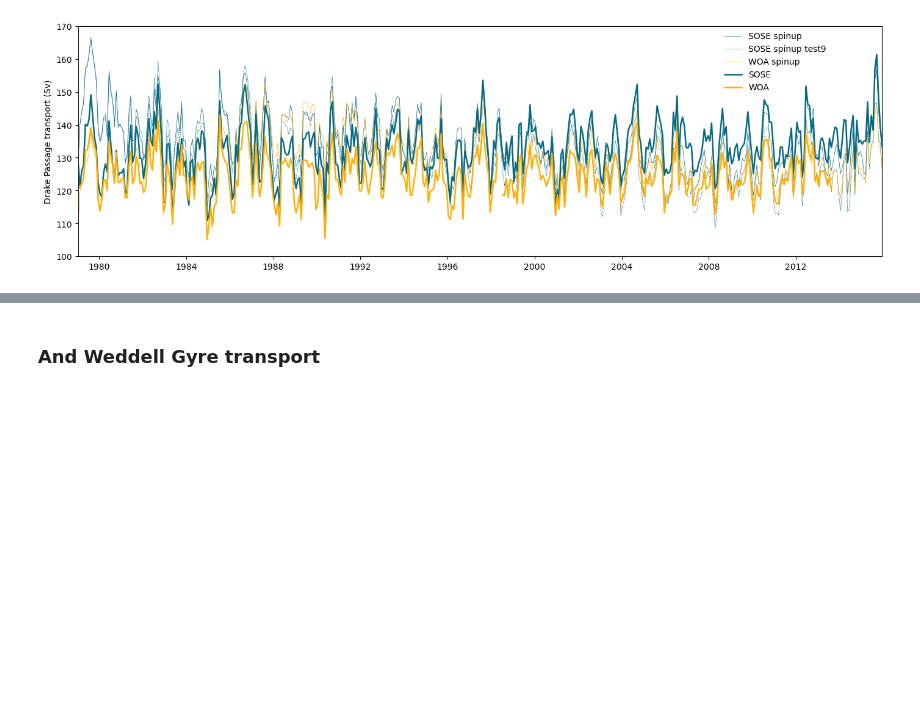
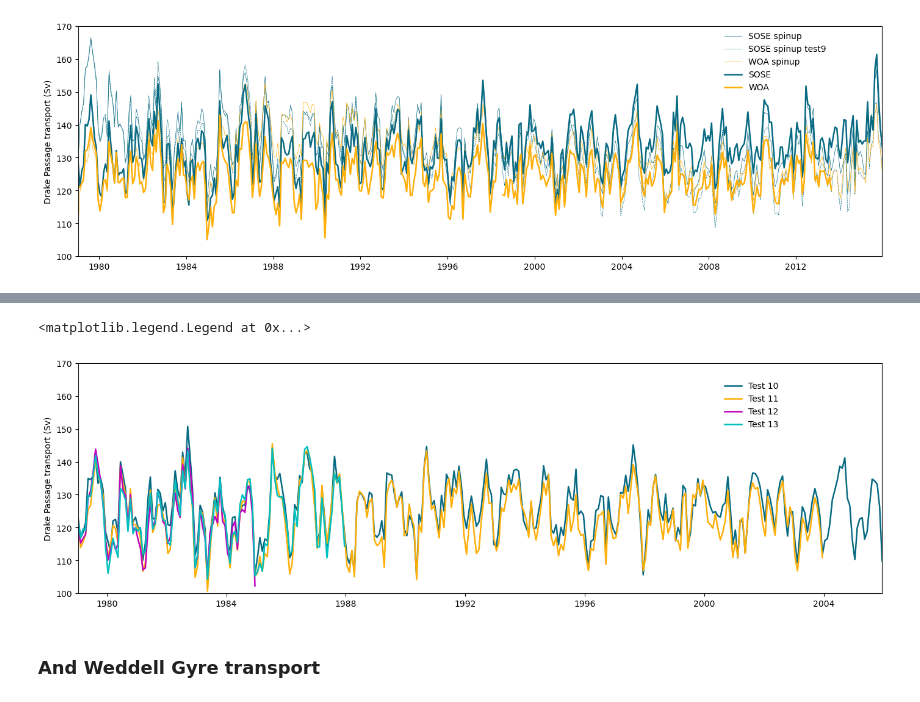
Before and after one commit to brogalla/analysis-birgal, a Jupyter notebook: nemo_config_setup/climate-experiments/drake-passage-transport.ipynb, the cells around one changed output, grey strips where cells are left out. Drawn from its saved outputs; the diff is of its cells as text; code cells hidden in the pictures; blank space fills up the shorter version.

```diff
--- a/nemo_config_setup/climate-experiments/drake-passage-transport.ipynb
+++ b/nemo_config_setup/climate-experiments/drake-passage-transport.ipynb
@@ -38,3 +48,16 @@ ax.legend(loc=(0.8, 0.7), frameon=False)
+# %%
+fig, ax = plt.subplots(1,1, figsize=(17,5), dpi=100)
+ax.plot(ts10.time_centered, ts10.drake_passage_transport, label='Test 10', linewidth=1.8, c='#076a82')
+ax.plot(ts11.time_centered, ts11.drake_passage_transport, label='Test 11', linewidth=1.8, c='#ffaf07')
+ax.plot(ts12.time_centered, ts12.drake_passage_transport, label='Test 12', linewidth=1.8, c='m')
+ax.plot(ts13.time_centered, ts13.drake_passage_transport, label='Test 13', linewidth=1.8, c='c')
+ax.set_ylabel('Drake Passage transport (Sv)')
+ax.set_xlim(ts.time_centered[0], ts.time_centered[-1])
+ax.set_ylim(100, 170)
+ax.legend(loc=(0.8, 0.7), frameon=False)
+# %% [output]
+<matplotlib.legend.Legend at 0x...>
+[figure, added]
 # %% [markdown]
 ### And Weddell Gyre transport
 # %%
```
Also changed, not shown: parts of 4 cells of this notebook.
